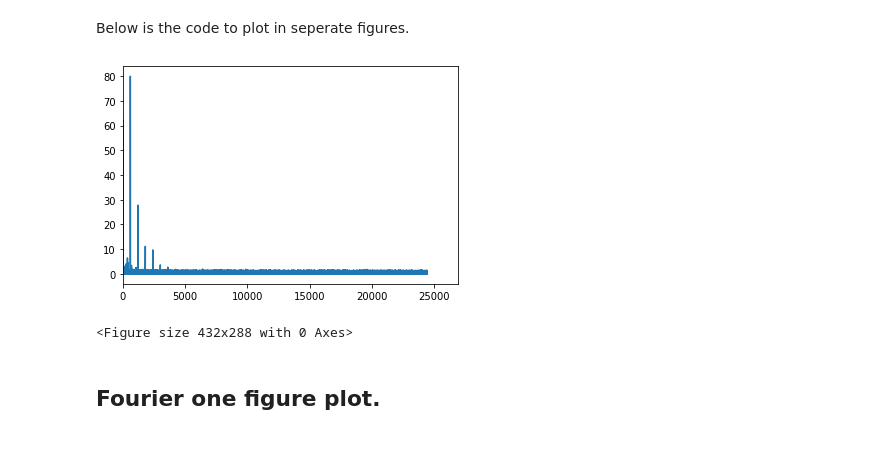
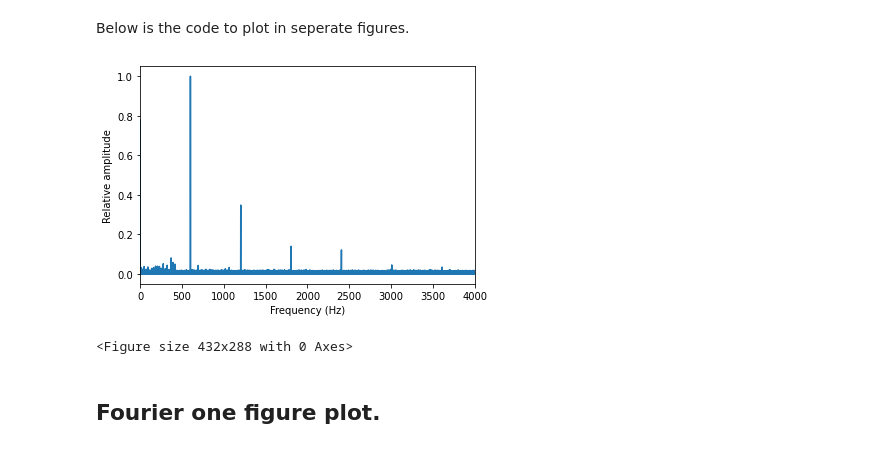
Before and after one commit to Yousousen/pulsar_analysis, a Jupyter notebook: src/script/pulsar2.ipynb, the cells around one changed output. Cells and saved outputs as stored; diff of their text form; code cells hidden in the pictures.

```diff
--- a/src/script/pulsar2.ipynb
+++ b/src/script/pulsar2.ipynb
@@ -219,11 +233,13 @@ transforms = np.array(transforms)
 Below is the code to plot in seperate figures.
 # %%
 for f, t in zip(frequencies[:1], transforms[:1]):
-    plt.plot(f, np.abs(t) )
-    plt.xlim(0) # to remove the symmetry from the plot.
+    plt.plot(f, np.abs(t) / max(np.abs(t)) )
+    plt.xlim(0, 4000) # to remove the symmetry from the plot.
+    plt.xlabel('Frequency (Hz)')
+    plt.ylabel('Relative amplitude')
     plt.figure()
 # %% [output]
-[figure, old version]
+[figure, new version]
 <Figure size 432x288 with 0 Axes>
 # %% [markdown]
 ## Fourier one figure plot.
```
Also changed, not shown: parts of 2 cells of this notebook, 6 other files.
